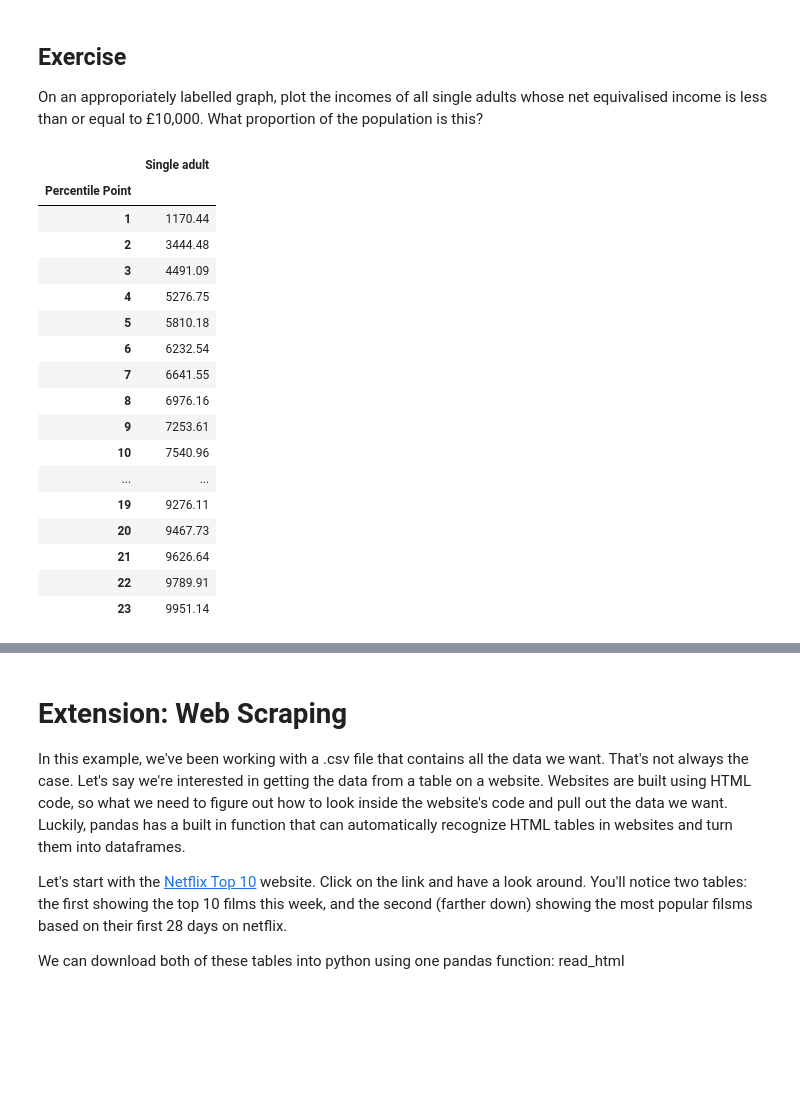
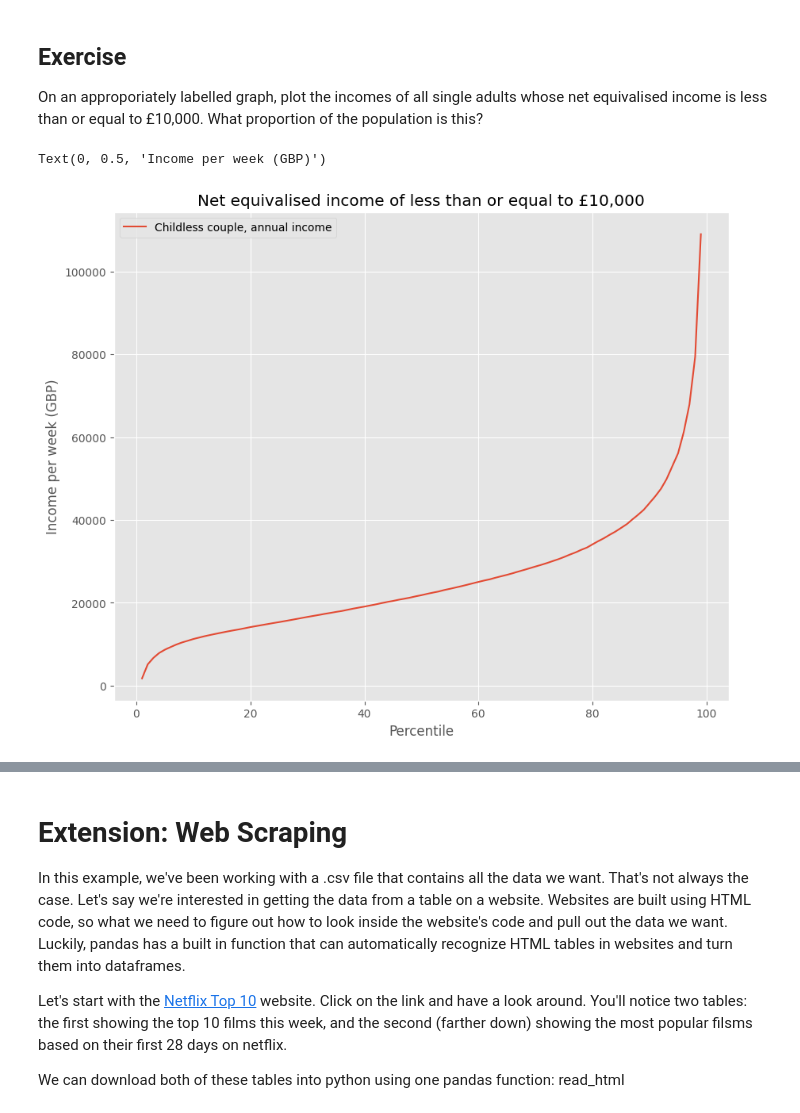
Before and after one commit to UCLQAUZ/QM2, a Jupyter notebook: notebooks/W02. Pandas.ipynb, the cells around one changed output, grey strips where cells are left out. Saved outputs shown, nothing was run; the diff lists cells and outputs as text; code cells hidden in the pictures; blank space fills up the shorter version.

```diff
--- a/notebooks/W02. Pandas.ipynb
+++ b/notebooks/W02. Pandas.ipynb
@@ -420,26 +423,15 @@ We won't dwell on comparative operative, here we've used ">" to mean "is greater
 ## Exercise
 On an approporiately labelled graph, plot the incomes of all single adults whose net equivalised income is less than or equal to £10,000. What proportion of the population is this?
 # %%
-clean = income[['Single adult']]
+clean = income[['Childless couple, annual income']]
 clean = clean.replace(',', '', regex=True)
 clean = clean.replace('-', 'NaN', regex=True).astype('float')
-clean[clean['Single adult']<=10000]
+clean[clean['Childless couple, annual income']<=10000]
+clean.plot()
+
+plt.title('Net equivalised income of less than or equal to £10,000')
+plt.xlabel('Percentile')
+plt.ylabel('Income per week (GBP)')
 # %% [output]
-|  | Single adult |
-| Percentile Point |  |
-| 1 | 1170.44 |
-| 2 | 3444.48 |
-| 3 | 4491.09 |
-| 4 | 5276.75 |
-| 5 | 5810.18 |
-| 6 | 6232.54 |
-| 7 | 6641.55 |
-| 8 | 6976.16 |
-| 9 | 7253.61 |
-| 10 | 7540.96 |
-| ... | ... |
-| 19 | 9276.11 |
-| 20 | 9467.73 |
-| 21 | 9626.64 |
-| 22 | 9789.91 |
-| 23 | 9951.14 |
+Text(0, 0.5, 'Income per week (GBP)')
+[figure, added]
```
Also changed, not shown: parts of 25 cells of this notebook.
